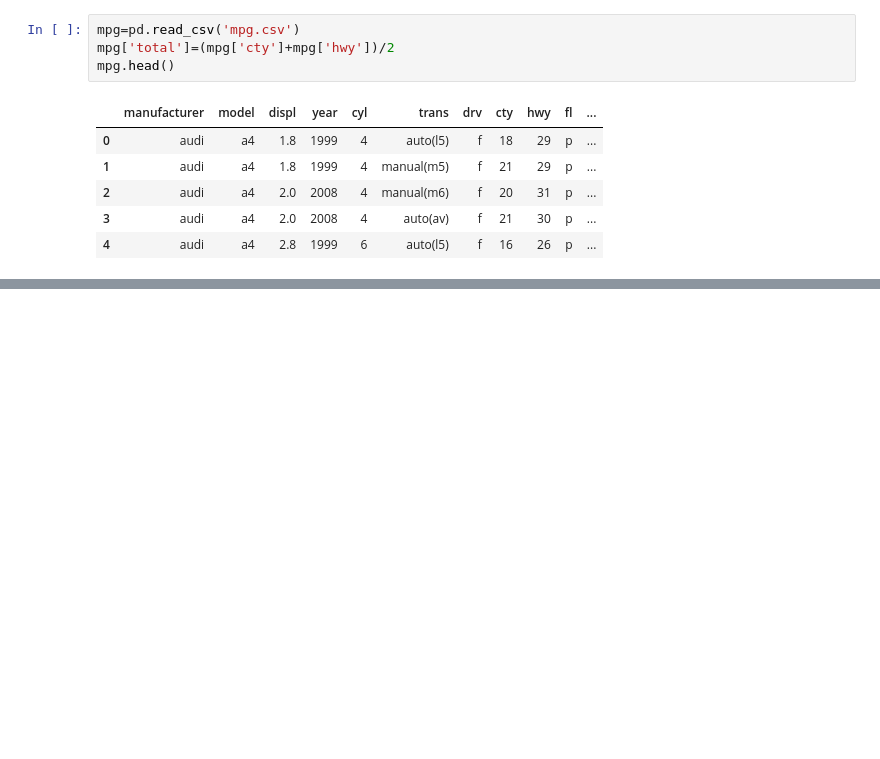
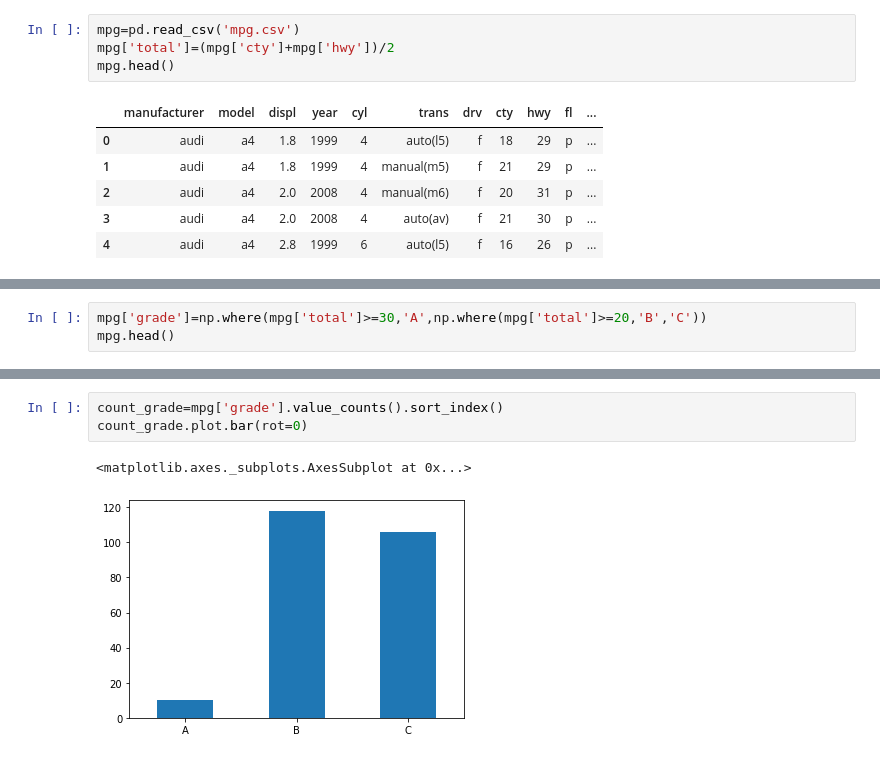
Before and after one commit to Devheun/Data-Analysis, a Jupyter notebook: Data_update(Lec5).ipynb, the cells around one changed output, grey strips where cells are left out. Drawn from its saved outputs; the diff is of its cells as text; blank space fills up the shorter version.

```diff
--- a/Data_update(Lec5).ipynb
+++ b/Data_update(Lec5).ipynb
@@ -64,0 +121,3 @@ mpg.head()
+# %%
+mpg['grade']=np.where(mpg['total']>=30,'A',np.where(mpg['total']>=20,'B','C'))
+mpg.head()
@@ -64,0 +131,6 @@ mpg.head()
+# %%
+count_grade=mpg['grade'].value_counts().sort_index()
+count_grade.plot.bar(rot=0)
+# %% [output]
+<matplotlib.axes._subplots.AxesSubplot at 0x...>
+[figure, added]
```
Also changed, not shown: parts of 21 cells of this notebook.
